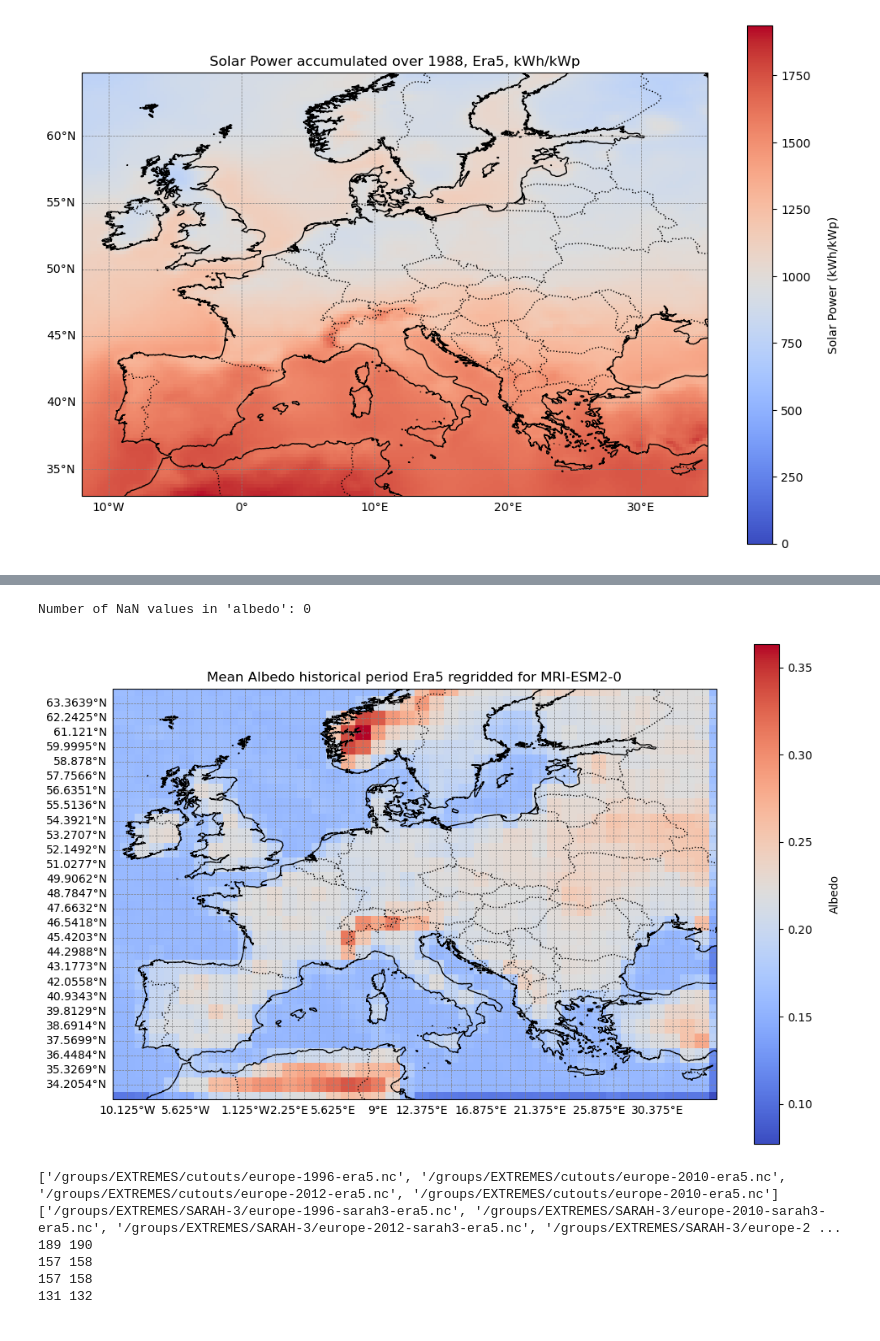
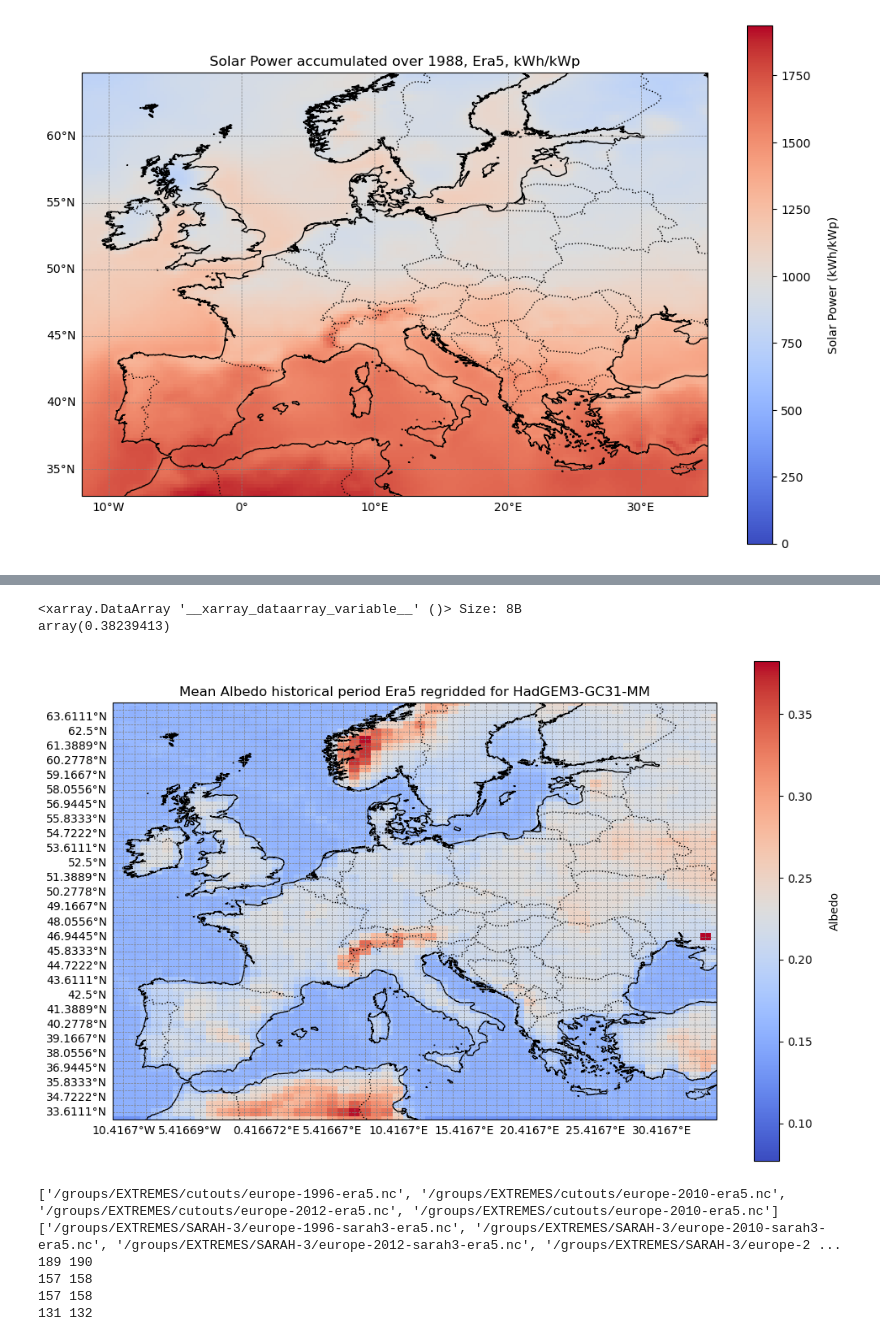
Before and after one commit to martabresco/Climate-Change-Impacted-Solar-Energy-Generation, a Jupyter notebook: bias_factors_albedo_check.ipynb, the cells around one changed output, grey strips where cells are left out. Saved outputs shown, nothing was run; the diff lists cells and outputs as text; code cells hidden in the pictures.

```diff
--- a/bias_factors_albedo_check.ipynb
+++ b/bias_factors_albedo_check.ipynb
@@ -137,14 +123,33 @@ albedo=ds_albedo['__xarray_dataarray_variable__'].sel(lon=slice(-12,35), lat=sli
-# %%
-# Count the number of NaN values in the 'albedo' variable
-nan_count = albedo.isnull().sum().item()
-print(f"Number of NaN values in 'albedo': {nan_count}")
-# %% [output]
-Number of NaN values in 'albedo': 0
+# %%
+albedo_file_MRI="/work/users/s233224/Climate-Change-Impacted-Solar-Energy-Generation/albedo/mean_albedo_grid_MRI-ESM2-0.nc"
+ds_albedo_MRI=xr.open_dataset(albedo_file_MRI)
+ds_albedo_ACCESS=xr.open_dataset("/work/users/s233224/Climate-Change-Impacted-Solar-Energy-Generation/albedo/mean_albedo_grid_ACCESS-CM2.nc")
+ds_albedo_CanESM5=xr.open_dataset("/work/users/s233224/Climate-Change-Impacted-Solar-Energy-Generation/albedo/mean_albedo_grid_CanESM5.nc")
+ds_albedo_CMCC_CM2=xr.open_dataset("/work/users/s233224/Climate-Change-Impacted-Solar-Energy-Generation/albedo/mean_albedo_grid_CMCC-CM2-SR5.nc")
+ds_albedo_CMCC_ESM2=xr.open_dataset("/work/users/s233224/Climate-Change-Impacted-Solar-Energy-Generation/albedo/mean_albedo_grid_CMCC-ESM2.nc")
+ds_albedo_HadLL=xr.open_dataset("/work/users/s233224/Climate-Change-Impacted-Solar-Energy-Generation/albedo/mean_albedo_grid_HadGEM3-GC31-LL.nc")
+ds_albedo_HadMM=xr.open_dataset("/work/users/s233224/Climate-Change-Impacted-Solar-Energy-Generation/albedo/mean_albedo_grid_HadGEM3-GC31-MM.nc")
+# %%
+albedo_MRI=ds_albedo_MRI['__xarray_dataarray_variable__'].sel(lon=slice(-12,35), lat=slice(33,64.8))
+albedo_ACCESS=ds_albedo_ACCESS['__xarray_dataarray_variable__'].sel(lon=slice(-12,35), lat=slice(33,64.8))
+ds_albedo_CanESM5=ds_albedo_CanESM5['__xarray_dataarray_variable__'].sel(lon=slice(-12,35), lat=slice(33,64.8))
+albedo_CMCC_CM2=ds_albedo_CMCC_CM2['__xarray_dataarray_variable__'].sel(lon=slice(-12,35), lat=slice(33,64.8))
+albedo_CMCC_ESM2=ds_albedo_CMCC_ESM2['__xarray_dataarray_variable__'].sel(lon=slice(-12,35), lat=slice(33,64.8))
+albedo_HadLL=ds_albedo_HadLL['__xarray_dataarray_variable__'].sel(lon=slice(-12,35), lat=slice(33,64.8))
+albedo_HadMM=ds_albedo_HadMM['__xarray_dataarray_variable__'].sel(lon=slice(-12,35), lat=slice(33,64.8))
+# %%
+vmin=min(albedo_MRI.min(), albedo_ACCESS.min(), ds_albedo_CanESM5.min(), albedo_CMCC_CM2.min(), albedo_CMCC_ESM2.min(), albedo_HadLL.min(), albedo_HadMM.min())
+vmax=max(albedo_MRI.max(), albedo_ACCESS.max(), ds_albedo_CanESM5.max(), albedo_CMCC_CM2.max(), albedo_CMCC_ESM2.max(), albedo_HadLL.max(), albedo_HadMM.max())
+# %%
+print(vmax)
+# %% [output]
+<xarray.DataArray '__xarray_dataarray_variable__' ()> Size: 8B
+array(0.38239413)
 # %%
 import matplotlib.pyplot as plt
 import cartopy.crs as ccrs
 import cartopy.feature as cfeature
-
+albedo=albedo_HadMM
 # Ensure these variables are defined before running the code
 lon = albedo.lon  # List or array of longitude ticks for gridlines
 lat = albedo.lat  # List or array of latitude ticks for gridlines
@@ -158,37 +163,39 @@ c = ax.pcolormesh(
     lon, lat, albedo,  # Ensure correct shapes
     transform=ccrs.PlateCarree(),
     cmap='coolwarm',  # Colormap for bias factor
-    shading='auto',  # Clip extreme outliers
+    shading='auto',
+    vmin=vmin,
+    vmax=vmax,  # Clip extreme outliers
 )
 
 # Add map features
 ax.coastlines(resolution='10m', linewidth=1)
 ax.add_feature(cfeature.BORDERS, linestyle=':')
 ax.add_feature(cfeature.LAND, facecolor='lightgray')
 ax.add_feature(cfeature.OCEAN, facecolor='white')
-ax.set_title("Mean Albedo historical period Era5 regridded for MRI-ESM2-0")
+ax.set_title("Mean Albedo historical period Era5 regridded for HadGEM3-GC31-MM")
 
 # Add gridlines
 gridlines = ax.gridlines(
     draw_labels=True,
     linewidth=0.5,
     color='gray',
     linestyle='--',
     xlocs=lon,  # Replace with actual longitude ticks
     ylocs=lat,  # Replace with actual latitude ticks
     x_inline=False,
     y_inline=False
 )
 gridlines.top_labels = False  # Disable labels on the top
 gridlines.right_labels = False  # Disable labels on the right
 
 # Add colorbar
 cbar = fig.colorbar(c, ax=ax, orientation='vertical')
 cbar.set_label('Albedo', rotation=90, labelpad=15)
 
 plt.show()
 # %% [output]
-[figure, old version]
+[figure, new version]
 # %%
 from bias_correction import bias_factor_era5_sarah
 bias_factor_era5_sarah_rsdsdiff= bias_factor_era5_sarah('influx_diffuse') #bias factor in 0.3x0.3
```
Also changed, not shown: parts of 2 cells of this notebook, 2 other files.
